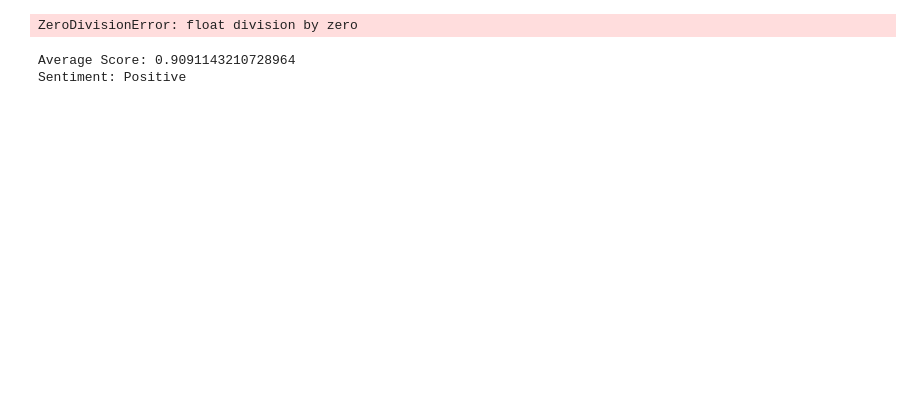
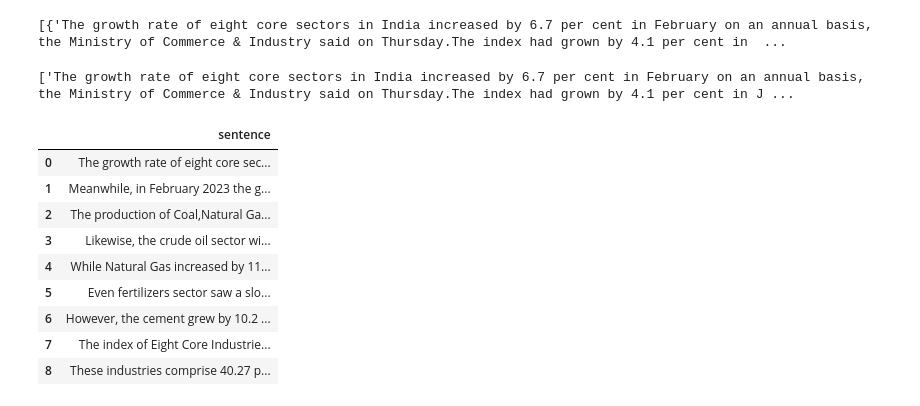
Before and after one commit to One-to-1/Seniment-Analysis-NEWS-site-Bert, a Jupyter notebook: main.ipynb, the cells around one changed output. Cells and saved outputs as stored; diff of their text form; code cells hidden in the pictures; blank space fills up the shorter version.

```diff
--- a/main.ipynb
+++ b/main.ipynb
@@ -46,0 +86,17 @@ print(content)
+# %%
+# Initialize an empty list to store the extracted data
+extractedArticle = []
+
+# Iterate over each script block
+for s in newsScriptBlock:
+    # Parse the JSON content of the script block
+    content = json.loads(s.string)
+
+    # Extract the desired keys and append them to the list
+    extractedArticle.append({
+        content.get('articleBody', '')
+    })
+
+extractedArticle
+# %% [output]
+[{'The growth rate of eight core sectors in India increased by 6.7 per cent in February on an annual basis, the Ministry of Commerce & Industry said on Thursday.The index had grown by 4.1 per cent in  ...
@@ -46,0 +107,35 @@ print(content)
+# %%
+# Initialize an empty list to store the sentences
+sentences = []
+
+# Iterate over each article in extractedArticle
+for article in extractedArticle:
+    # Extract the string from the set
+    article_string = next(iter(article))
+    # Clean the sentences using regular expressions
+    cleaned_string = re.sub(r'Rs\.', 'Rs', article_string)
+    # Use nltk.sent_tokenize to split the article into sentences
+    article_sentences = nltk.sent_tokenize(cleaned_string)
+    # Append the sentences to the list
+    sentences.append(article_sentences)
+
+# Flatten the list of sentences
+sentences = [sentence for sublist in sentences for sentence in sublist]
+print(sentences)
+
+# Convert the list of sentences into a pandas DataFrame
+df = pd.DataFrame(sentences, columns=['sentence'])
+
+df
+# %% [output]
+['The growth rate of eight core sectors in India increased by 6.7 per cent in February on an annual basis, the Ministry of Commerce & Industry said on Thursday.The index had grown by 4.1 per cent in J ...
+|  | sentence |
+| 0 | The growth rate of eight core sec... |
+| 1 | Meanwhile, in February 2023 the g... |
+| 2 | The production of Coal,Natural Ga... |
+| 3 | Likewise, the crude oil sector wi... |
+| 4 | While Natural Gas increased by 11... |
+| 5 | Even fertilizers sector saw a slo... |
+| 6 | However, the cement grew by 10.2 ... |
+| 7 | The index of Eight Core Industrie... |
+| 8 | These industries comprise 40.27 p... |
@@ -69,16 +149,0 @@ for item in l:
-# %%
-results = classifier(text)
-avg= 0.0
-pos= 0
-for result in results:
-  avg+= result['score']
-  print(result)
-avg/=len(results)
-# %% [output]
-ZeroDivisionError: float division by zero
-# %%
-print("Average Score:",avg)
-print("Sentiment:","Positive" if avg>0.5 else "Negative")
-# %% [output]
-Average Score: 0.9091143210728964
-Sentiment: Positive
```
Also changed, not shown: parts of 16 cells of this notebook, 3 other files.
